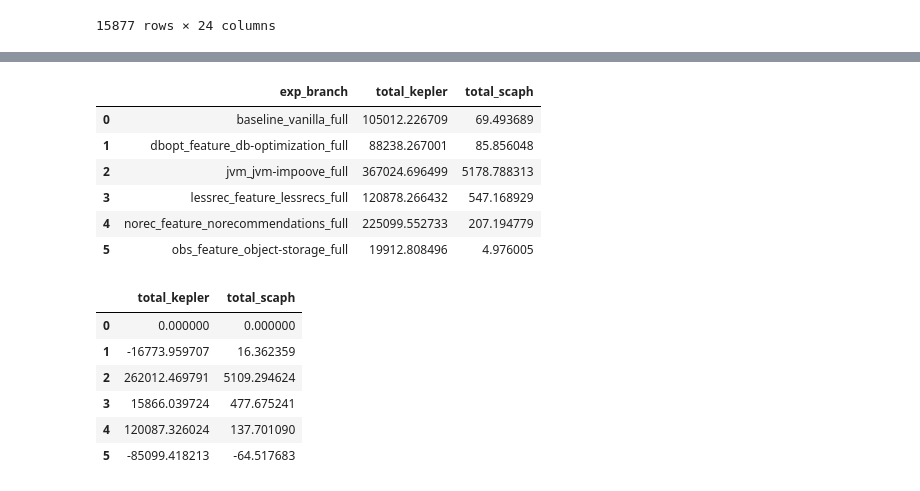
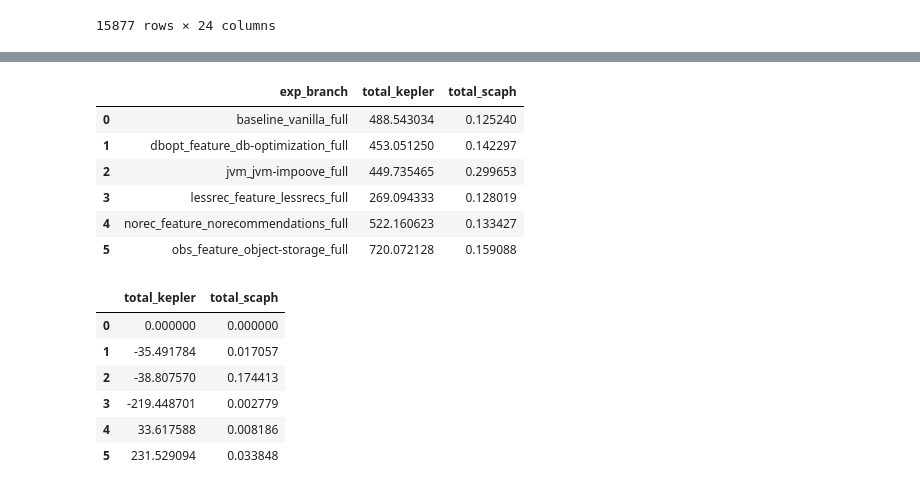
Before and after one commit to clue2-sose25/Clue2, a Jupyter notebook: eval3000.basti.ipynb, the cells around one changed output, grey strips where cells are left out. Cells and saved outputs as stored; diff of their text form; code cells hidden in the pictures.

```diff
--- a/eval3000.basti.ipynb
+++ b/eval3000.basti.ipynb
@@ -41,13 +41,21 @@ display(measurement_dirs)
  'data/2024-06-22_11-26-02/exp_scale_shaped/obs_feature_object-storage_full/0',
  'data/2024-06-22_11-26-02/exp_scale_shaped/obs_feature_object-storage_full/1']
 # %%
-node_models = {
-    "sm-gpu":[4.19542760e+01, 1.49493895e+01, 8.49503947e-05],
-    "ise-knode6":[4.28145431e+01, 8.30311457e-01, 2.13227901e-04],
+physical_nodes = ["sm-gpu","ise-knode6"]
+cpu_specs = {
+    #idle, peak, memory
+    "sm-gpu":[20,90,2.5], #based on https://www.tomshardware.com/reviews/amd-ryzen-5-3600-review,6287-3.html
+    "ise-knode6":[11,73,2.5] # based on https://www.tomshardware.com/reviews/skylake-intel-core-i7-6700k-core-i5-6600k,4252-11.html
 }
 
-def energy_func(X, a, b, c):
-    return a + b * X[:, 0] + c * X[:, 1]
+
+node_models = {
+    "sm-gpu":[45.92820512,56.31438933,-7.39335927],
+    "ise-knode6":[41.25204258,42.25050137,22.34559982],
+}
+
+def energy_func(X, idle, c_peak, mem_peak):
+    return idle + ((c_peak-idle) * X[:, 0]) + ((mem_peak) * X[:, 1])
 
 def model_energy_funct(df:pd.DataFrame):
     for instance in node_models:
@@ -321,0 +304,7 @@ requests
+# %%
+exp_runtime = all_pods.groupby(["exp_time","exp_branch","exp_workload","exp_run_i"])["run_time"].max().reset_index()
+requests = all_stats.groupby(["exp_time","exp_branch","exp_workload","exp_run_i"])[["request_count","failure_count"]].sum().reset_index()
+requests = pd.merge(requests,exp_runtime, on=["exp_time","exp_branch","exp_workload","exp_run_i"], how="inner")
+requests["real_requests"]=requests["request_count"]-requests["failure_count"]
+requests["request_per_s"] = requests["real_requests"]/requests["run_time"]
+requests.groupby(["exp_branch","exp_workload"])[["real_requests","request_per_s"]].sum()
@@ -322,28 +330,30 @@ requests
 # %%
-total_pod_wattage = all_pods.groupby(["exp_branch","exp_workload"])[["wattage_kepler","wattage_scaph","exp_time"]].sum().reset_index()
-total_pod_wattage["mean_wattage_kepler"]=total_pod_wattage["wattage_kepler"]/total_pod_wattage["exp_time"]
-total_pod_wattage["mean_wattage_scaph"]=total_pod_wattage["wattage_scaph"]/total_pod_wattage["exp_time"]
+total_pod_wattage = all_pods.groupby(["exp_branch","exp_workload"])[["wattage_kepler","wattage_scaph","wattage_estimation","run_time"]].sum().reset_index()
+total_pod_wattage["mean_wattage_kepler"]=total_pod_wattage["wattage_kepler"]
+total_pod_wattage["mean_wattage_scaph"]=total_pod_wattage["wattage_scaph"]
+total_pod_wattage["mean_wattage_estimation"]=total_pod_wattage["wattage_estimation"]/total_pod_wattage["run_time"]
 
-total_pod_wattage = total_pod_wattage[["exp_branch","exp_workload","mean_wattage_kepler","mean_wattage_scaph"]]
+total_pod_wattage = total_pod_wattage[["exp_branch","exp_workload","mean_wattage_kepler","mean_wattage_scaph","mean_wattage_estimation"]]
 # %%
 experiment_mean_wattage = total_pod_wattage.merge(requests,on=["exp_branch","exp_workload"])
-experiment_mean_wattage["total_kepler"] = experiment_mean_wattage["mean_wattage_kepler"] * experiment_mean_wattage["request_count"]
-experiment_mean_wattage["total_scaph"] = experiment_mean_wattage["mean_wattage_scaph"] * experiment_mean_wattage["request_count"]
+experiment_mean_wattage["total_kepler"] = experiment_mean_wattage["mean_wattage_kepler"] / experiment_mean_wattage["request_count"]
+experiment_mean_wattage["total_scaph"] = experiment_mean_wattage["mean_wattage_scaph"] / experiment_mean_wattage["request_count"]
+experiment_mean_wattage["total_scaph"] = experiment_mean_wattage["mean_wattage_scaph"] / experiment_mean_wattage["request_count"]
 experiment_mean_wattage = experiment_mean_wattage[["exp_branch","exp_workload","total_kepler","total_scaph"]].groupby(["exp_branch"])[["total_kepler","total_scaph"]].sum().reset_index()
 display(experiment_mean_wattage)
 experiment_mean_wattage[["total_kepler","total_scaph"]] - experiment_mean_wattage[experiment_mean_wattage["exp_branch"]=="baseline_vanilla_full"][["total_kepler","total_scaph"]].values
 # %% [output]
 |  | exp_branch | total_kepler | total_scaph |
-| 0 | baseline_vanilla_full | 105012.226709 | 69.493689 |
-| 1 | dbopt_feature_db-optimization_full | 88238.267001 | 85.856048 |
-| 2 | jvm_jvm-impoove_full | 367024.696499 | 5178.788313 |
-| 3 | lessrec_feature_lessrecs_full | 120878.266432 | 547.168929 |
-| 4 | norec_feature_norecommendations_full | 225099.552733 | 207.194779 |
-| 5 | obs_feature_object-storage_full | 19912.808496 | 4.976005 |
+| 0 | baseline_vanilla_full | 488.543034 | 0.125240 |
+| 1 | dbopt_feature_db-optimization_full | 453.051250 | 0.142297 |
+| 2 | jvm_jvm-impoove_full | 449.735465 | 0.299653 |
+| 3 | lessrec_feature_lessrecs_full | 269.094333 | 0.128019 |
+| 4 | norec_feature_norecommendations_full | 522.160623 | 0.133427 |
+| 5 | obs_feature_object-storage_full | 720.072128 | 0.159088 |
 |  | total_kepler | total_scaph |
 | 0 | 0.000000 | 0.000000 |
-| 1 | -16773.959707 | 16.362359 |
-| 2 | 262012.469791 | 5109.294624 |
-| 3 | 15866.039724 | 477.675241 |
-| 4 | 120087.326024 | 137.701090 |
-| 5 | -85099.418213 | -64.517683 |
+| 1 | -35.491784 | 0.017057 |
+| 2 | -38.807570 | 0.174413 |
+| 3 | -219.448701 | 0.002779 |
+| 4 | 33.617588 | 0.008186 |
+| 5 | 231.529094 | 0.033848 |
```
Also changed, not shown: parts of 8 cells of this notebook.
